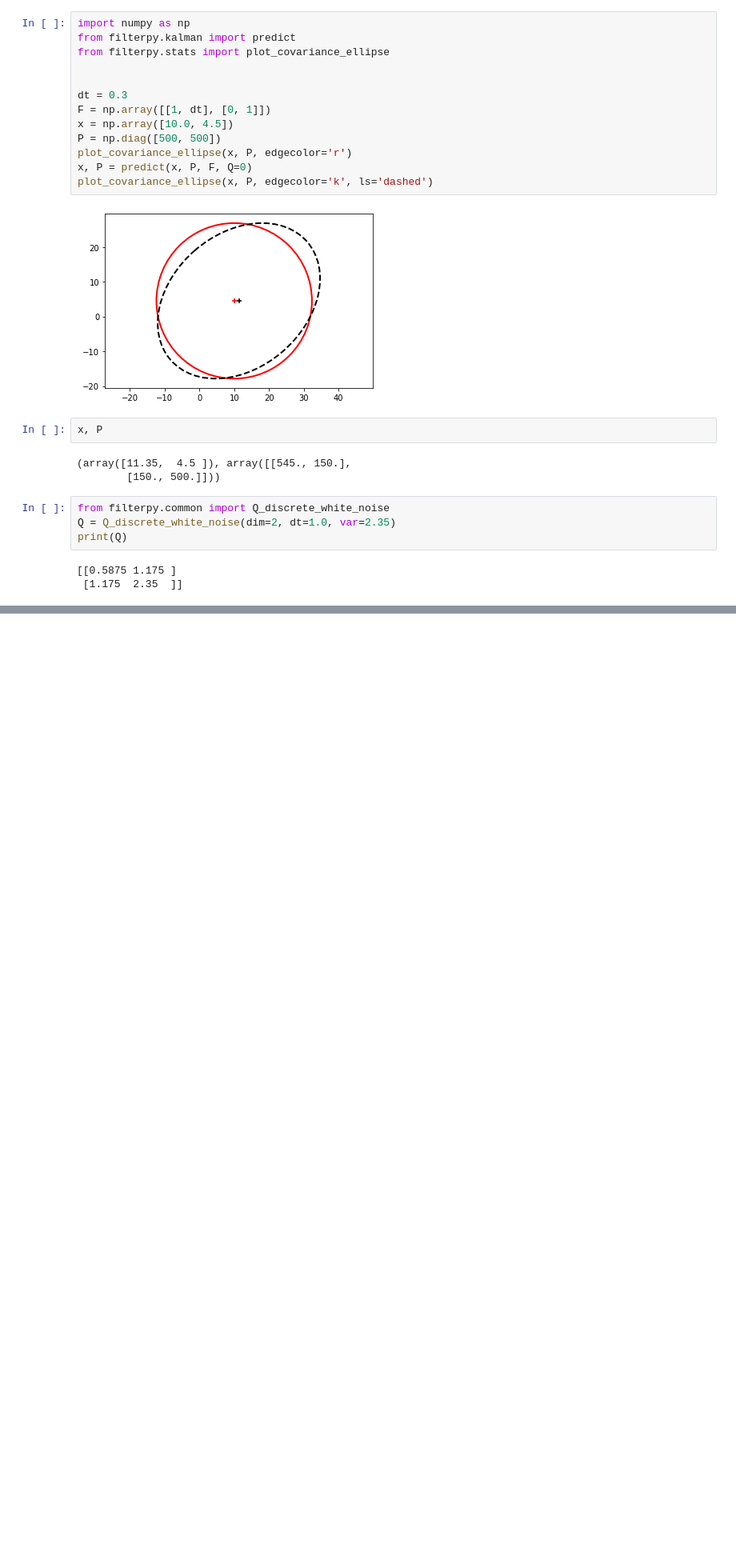
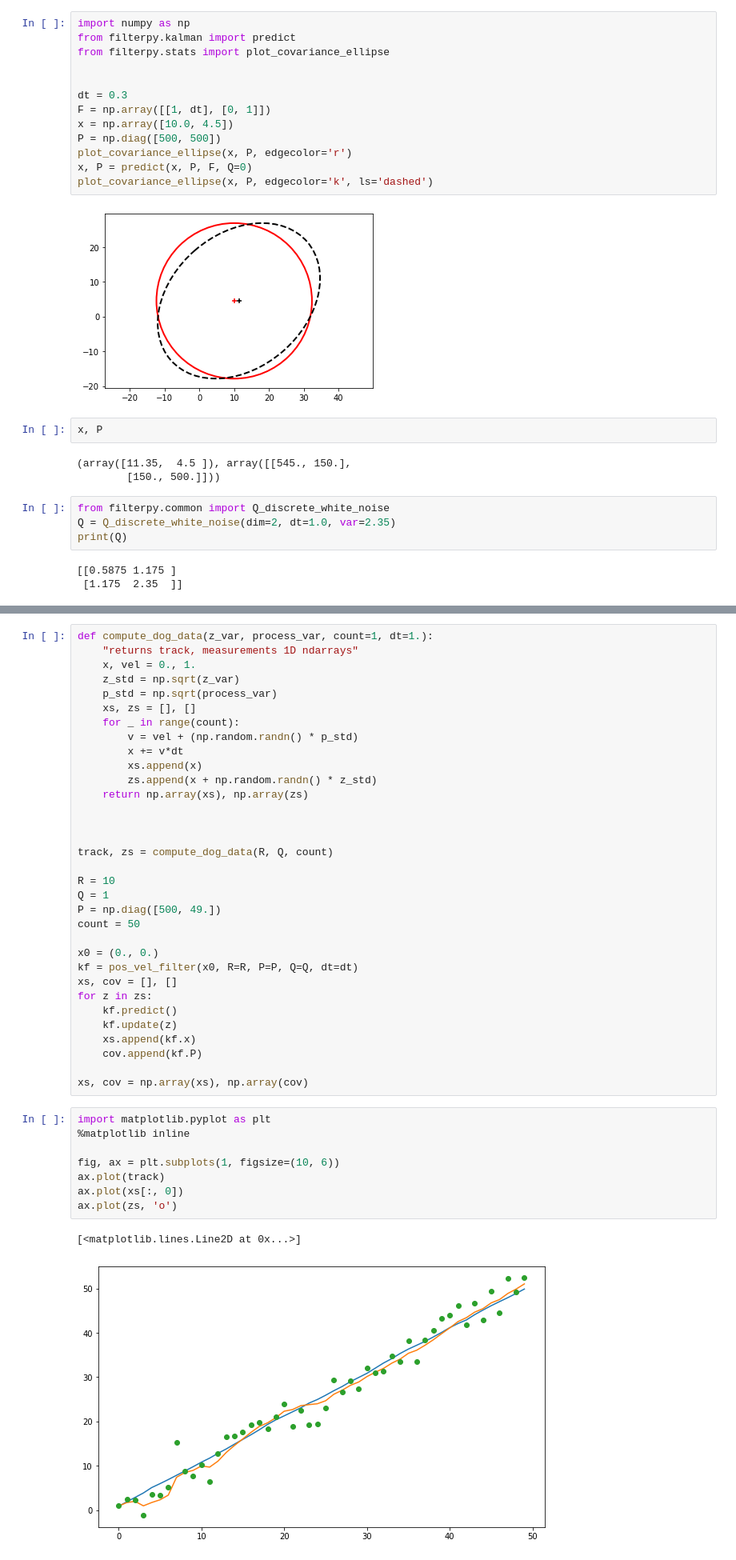
Before and after one commit to danhojin/ml-notes, a Jupyter notebook: hellos/filterpy2.ipynb, the cells around one changed output, grey strips where cells are left out. Shown: that part at 80% size. Saved outputs shown, nothing was run; the diff lists cells and outputs as text; blank space fills up the shorter version.

```diff
--- a/hellos/filterpy2.ipynb
+++ b/hellos/filterpy2.ipynb
@@ -68,0 +114,44 @@ print(Q)
+# %%
+def compute_dog_data(z_var, process_var, count=1, dt=1.):
+    "returns track, measurements 1D ndarrays"
+    x, vel = 0., 1.
+    z_std = np.sqrt(z_var)
+    p_std = np.sqrt(process_var)
+    xs, zs = [], []
+    for _ in range(count):
+        v = vel + (np.random.randn() * p_std)
+        x += v*dt
+        xs.append(x)
+        zs.append(x + np.random.randn() * z_std)
+    return np.array(xs), np.array(zs)
+
+
+
+track, zs = compute_dog_data(R, Q, count)
+
+R = 10
+Q = 1
+P = np.diag([500, 49.])
+count = 50
+
+x0 = (0., 0.)
+kf = pos_vel_filter(x0, R=R, P=P, Q=Q, dt=dt)
+xs, cov = [], []
+for z in zs:
+    kf.predict()
+    kf.update(z)
+    xs.append(kf.x)
+    cov.append(kf.P)
+
+xs, cov = np.array(xs), np.array(cov)
+# %%
+import matplotlib.pyplot as plt
+%matplotlib inline
+
+fig, ax = plt.subplots(1, figsize=(10, 6))
+ax.plot(track)
+ax.plot(xs[:, 0])
+ax.plot(zs, 'o')
+# %% [output]
+[<matplotlib.lines.Line2D at 0x...>]
+[figure, added]
```
Also changed, not shown: parts of 3 cells of this notebook.
